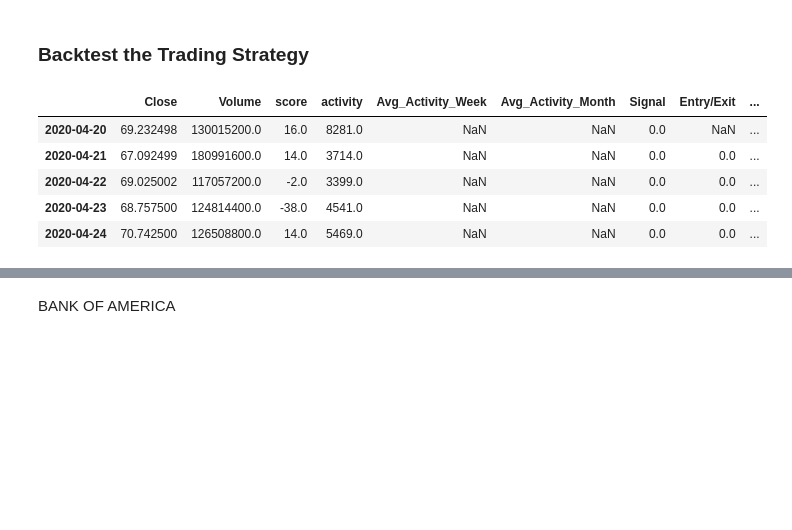
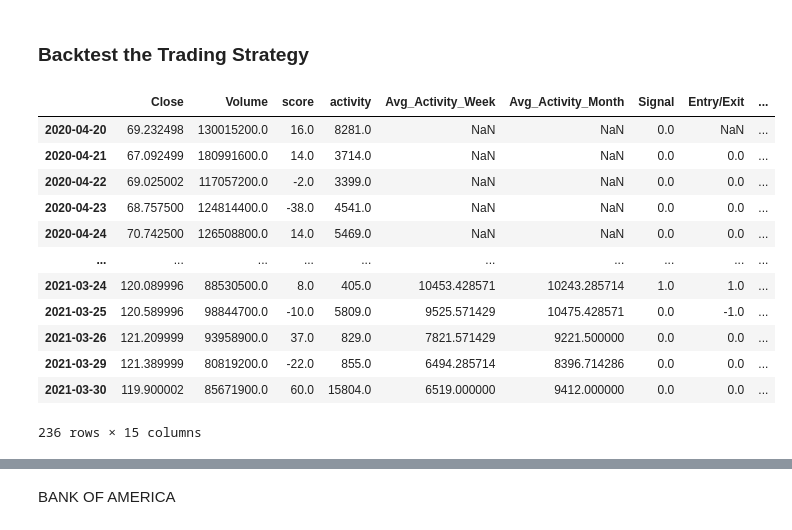
Before and after one commit to stk714/SocialMediaBets, a Jupyter notebook: Social_Sentiment.ipynb, the cells around one changed output, grey strips where cells are left out. Drawn from its saved outputs; the diff is of its cells as text; code cells hidden in the pictures; blank space fills up the shorter version.

```diff
--- a/Social_Sentiment.ipynb
+++ b/Social_Sentiment.ipynb
@@ -113,7 +103,7 @@ aapl_score_bar
 # %%
 # Set the variables for short window and long window periods
 short_window = 7
-long_window = 30
+long_window = 14
 
 # Generate the short and long window simple moving averages (by 7 and 30 days, respectively)
 aapl_df["Avg_Activity_Week"] = aapl_df["activity"].rolling(window=short_window).mean()
@@ -134,5 +124,5 @@ aapl_df["Signal"][short_window:] = np.where(
 aapl_df["Entry/Exit"] = aapl_df["Signal"].diff()
 
 # Review the DataFrame
-aapl_df.head()
+aapl_df.tail()
 # %% [output]
@@ -198,7 +188,7 @@ aapl_close_plot + aapl_activity_plot
 initial_capital = float(100000)
 
 # Set the share size
-share_size = aapl_df["score"]
+share_size = 500
 
 # Take shares in amount of score for position where the dual moving average crossover is 1 (SMA7 is greater than SMA30)
 aapl_df["Position"] = share_size * aapl_df["Signal"]
@@ -206,38 +196,45 @@ aapl_df["Position"] = share_size * aapl_df["Signal"]
 # Find the points in time where shares are bought or sold
 aapl_df["Entry/Exit Position"] = aapl_df["Position"].diff()
 
-# Multiply share price by entry/exit positions and get the cumulatively sum
+# Multiply share price by positions
 aapl_df["Portfolio Holdings"] = (
-    aapl_df["Close"] * aapl_df["Entry/Exit Position"].cumsum()
+    aapl_df["Close"] * aapl_df["Position"]
 )
 
 # Subtract the initial capital by the portfolio holdings to get the amount of liquid cash in the portfolio
 aapl_df["Portfolio Cash"] = (
     initial_capital - (aapl_df["Close"] * aapl_df["Entry/Exit Position"]).cumsum()
 )
 
 # Get the total portfolio value by adding the cash amount by the portfolio holdings (or investments)
 aapl_df["Portfolio Total"] = (
     aapl_df["Portfolio Cash"] + aapl_df["Portfolio Holdings"]
 )
 
 # Calculate the portfolio daily returns
 aapl_df["Portfolio Daily Returns"] = aapl_df["Portfolio Total"].pct_change()
 
 # Calculate the cumulative returns
 aapl_df["Portfolio Cumulative Returns"] = (
     1 + aapl_df["Portfolio Daily Returns"]
 ).cumprod() - 1
 
 # Print the DataFrame
-aapl_df.head()
+aapl_df
 # %% [output]
 |  | Close | Volume | score | activity | Avg_Activity_Week | Avg_Activity_Month | Signal | Entry/Exit | ... |
 | 2020-04-20 | 69.232498 | 130015200.0 | 16.0 | 8281.0 | NaN | NaN | 0.0 | NaN | ... |
 | 2020-04-21 | 67.092499 | 180991600.0 | 14.0 | 3714.0 | NaN | NaN | 0.0 | 0.0 | ... |
 | 2020-04-22 | 69.025002 | 117057200.0 | -2.0 | 3399.0 | NaN | NaN | 0.0 | 0.0 | ... |
 | 2020-04-23 | 68.757500 | 124814400.0 | -38.0 | 4541.0 | NaN | NaN | 0.0 | 0.0 | ... |
 | 2020-04-24 | 70.742500 | 126508800.0 | 14.0 | 5469.0 | NaN | NaN | 0.0 | 0.0 | ... |
+| ... | ... | ... | ... | ... | ... | ... | ... | ... | ... |
+| 2021-03-24 | 120.089996 | 88530500.0 | 8.0 | 405.0 | 10453.428571 | 10243.285714 | 1.0 | 1.0 | ... |
+| 2021-03-25 | 120.589996 | 98844700.0 | -10.0 | 5809.0 | 9525.571429 | 10475.428571 | 0.0 | -1.0 | ... |
+| 2021-03-26 | 121.209999 | 93958900.0 | 37.0 | 829.0 | 7821.571429 | 9221.500000 | 0.0 | 0.0 | ... |
+| 2021-03-29 | 121.389999 | 80819200.0 | -22.0 | 855.0 | 6494.285714 | 8396.714286 | 0.0 | 0.0 | ... |
+| 2021-03-30 | 119.900002 | 85671900.0 | 60.0 | 15804.0 | 6519.000000 | 9412.000000 | 0.0 | 0.0 | ... |
+236 rows × 15 columns
 # %%
 # Visualize exit positions relative to total portfolio value
 entry = aapl_df[aapl_df["Entry/Exit"] == 1.0]["Portfolio Total"].hvplot.scatter(
```
Also changed, not shown: parts of 7 cells of this notebook, 1 other file.
